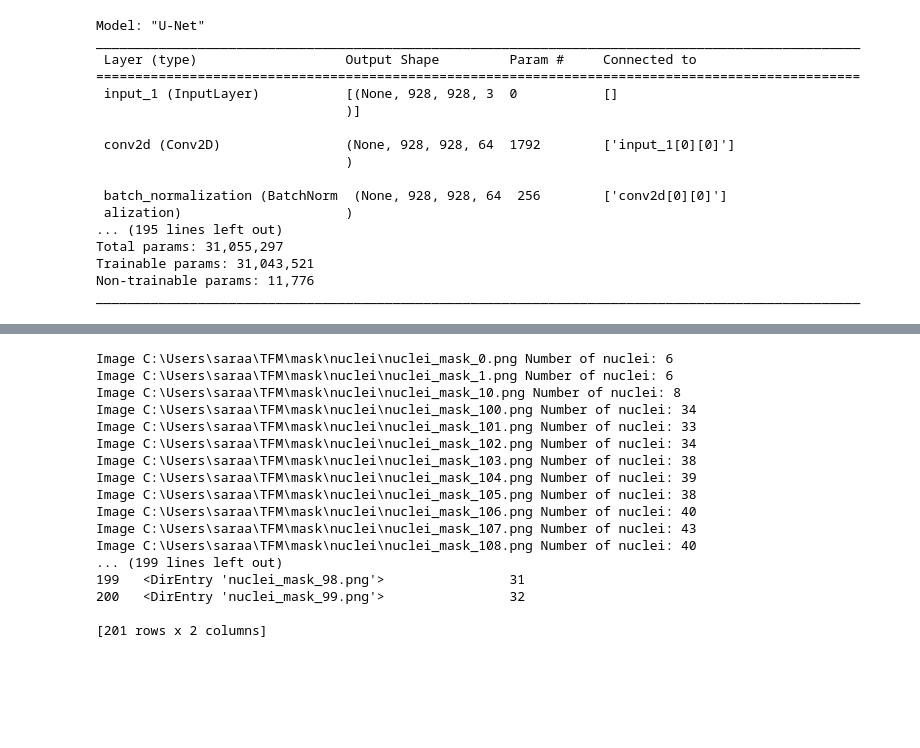
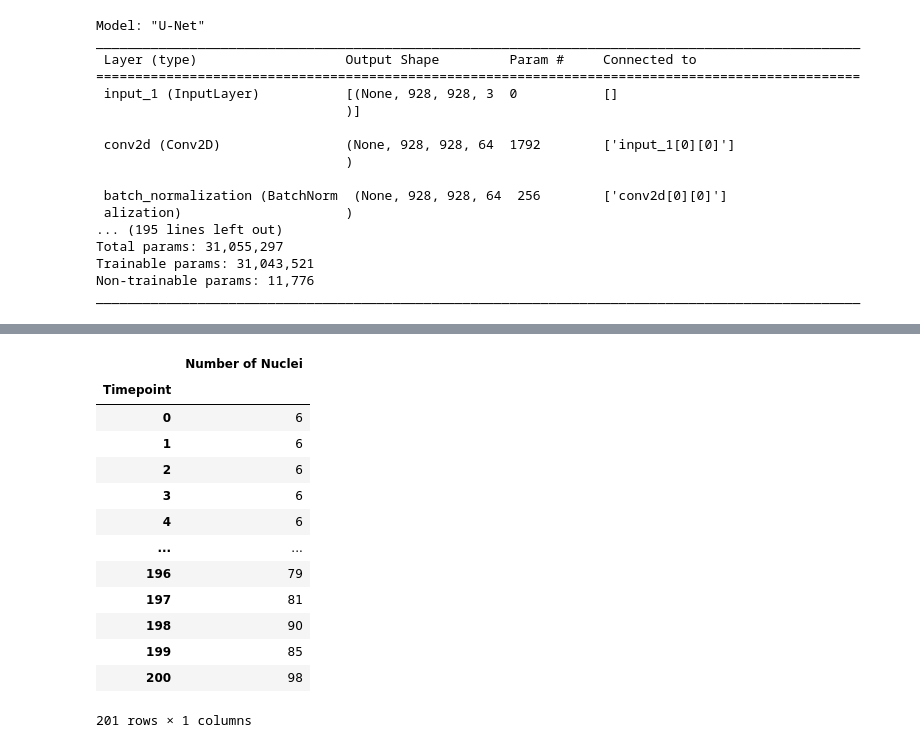
Before and after one commit to sarabenitezinglott/TFM, a Jupyter notebook: Microscopy/preprocess_df.ipynb, the cells around one changed output, grey strips where cells are left out. Drawn from its saved outputs; the diff is of its cells as text; code cells hidden in the pictures; blank space fills up the shorter version.

```diff
--- a/Microscopy/preprocess_df.ipynb
+++ b/Microscopy/preprocess_df.ipynb
@@ -291,54 +291,19 @@ ________________________________________________________________________________
-# %%
-import os
-import cv2
-import pandas as pd
-# 4. Count the number of nuclei of each image.
-def nuclei_segmentation(folder):
-    results = []  # List to store the results
-    sorted_imgs = os.scandir(folder)  # Sort the list of images
-
-    for img in sorted_imgs:
-        img_path = os.path.join(folder, img)
-        image = cv2.imread(img_path, cv2.IMREAD_GRAYSCALE)
-
-        # Verifying if image is loaded correctly
-        if image is None:
-            raise ValueError(f"Unable to load image: {img_path}")
-
-        # Thresholding
-        _, binary_image = cv2.threshold(image, 127, 255, cv2.THRESH_BINARY)
-
-        # Connected components analysis
-        num_labels, _ = cv2.connectedComponents(binary_image)
-        num_blobs = num_labels - 1
-
-        # Printing the number of nuclei for each image
-        print("Image", img_path, "Number of nuclei:", num_blobs)
-
-        # Appending the result
-        results.append({'Image': img, 'Number of Nuclei': num_blobs})
-
-    # Creating DataFrame
-    df = pd.DataFrame(results)
-    return df
-
-nuclei_df = nuclei_segmentation("C:\\Users\\saraa\\TFM\\mask\\nuclei\\")
-print(nuclei_df)
-# %% [output]
-Image C:\Users\saraa\TFM\mask\nuclei\nuclei_mask_0.png Number of nuclei: 6
-Image C:\Users\saraa\TFM\mask\nuclei\nuclei_mask_1.png Number of nuclei: 6
-Image C:\Users\saraa\TFM\mask\nuclei\nuclei_mask_10.png Number of nuclei: 8
-Image C:\Users\saraa\TFM\mask\nuclei\nuclei_mask_100.png Number of nuclei: 34
-Image C:\Users\saraa\TFM\mask\nuclei\nuclei_mask_101.png Number of nuclei: 33
-Image C:\Users\saraa\TFM\mask\nuclei\nuclei_mask_102.png Number of nuclei: 34
-Image C:\Users\saraa\TFM\mask\nuclei\nuclei_mask_103.png Number of nuclei: 38
-Image C:\Users\saraa\TFM\mask\nuclei\nuclei_mask_104.png Number of nuclei: 39
-Image C:\Users\saraa\TFM\mask\nuclei\nuclei_mask_105.png Number of nuclei: 38
-Image C:\Users\saraa\TFM\mask\nuclei\nuclei_mask_106.png Number of nuclei: 40
-Image C:\Users\saraa\TFM\mask\nuclei\nuclei_mask_107.png Number of nuclei: 43
-Image C:\Users\saraa\TFM\mask\nuclei\nuclei_mask_108.png Number of nuclei: 40
-... (199 lines left out)
-199   <DirEntry 'nuclei_mask_98.png'>                31
-200   <DirEntry 'nuclei_mask_99.png'>                32
-
-[201 rows x 2 columns]
+# %%
+# 4. Count the number of nuclei of each image.
+nuclei_df = cnn.nuclei_segmentation("C:\\Users\\saraa\\TFM\\mask\\nuclei\\")
+nuclei_df
+# %% [output]
+|  | Number of Nuclei |
+| Timepoint |  |
+| 0 | 6 |
+| 1 | 6 |
+| 2 | 6 |
+| 3 | 6 |
+| 4 | 6 |
+| ... | ... |
+| 196 | 79 |
+| 197 | 81 |
+| 198 | 90 |
+| 199 | 85 |
+| 200 | 98 |
+201 rows × 1 columns
```
Also changed, not shown: parts of 4 cells of this notebook, 1 other file.
